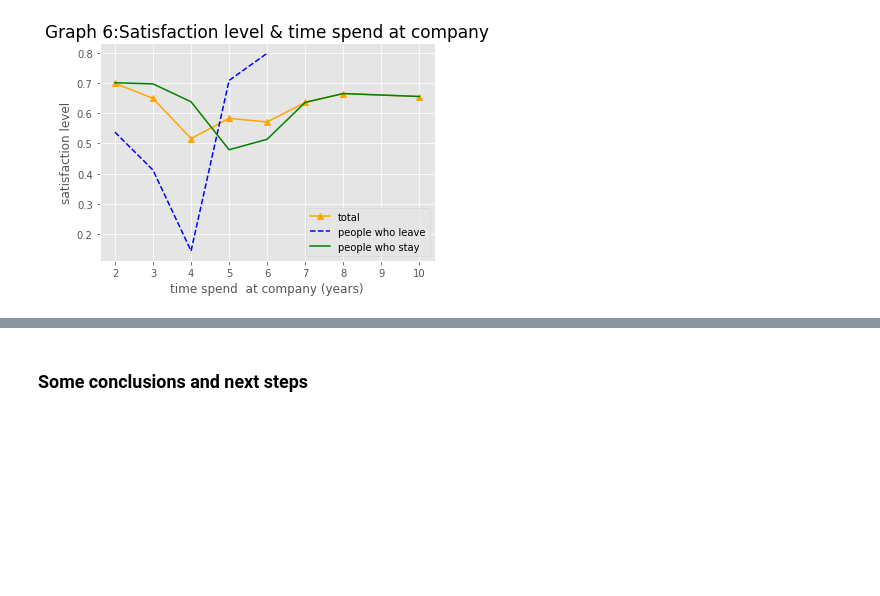
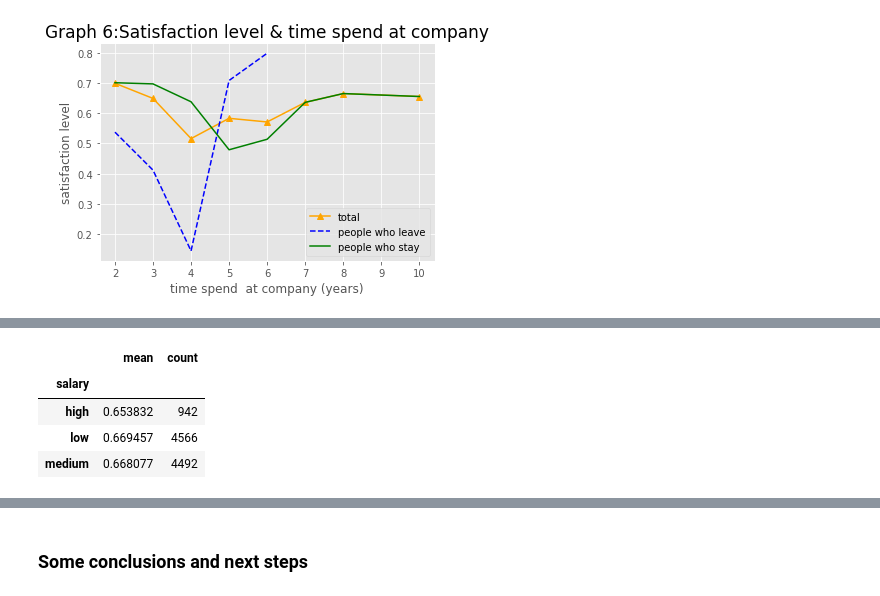
Before and after one commit to MariaGamero/TFM-ReasonsforEmployeeTurnover, a Jupyter notebook: 0.DataScrubbing.ipynb, the cells around one changed output, grey strips where cells are left out. Cells and saved outputs as stored; diff of their text form; code cells hidden in the pictures; blank space fills up the shorter version.

```diff
--- a/0.DataScrubbing.ipynb
+++ b/0.DataScrubbing.ipynb
@@ -505 +525,9 @@ plt.show()
+# %%
+people_who_stay.groupby('salary').satisfaction_level.agg(['mean', 'count'])
+# %% [output]
+|  | mean | count |
+| salary |  |  |
+| high | 0.653832 | 942 |
+| low | 0.669457 | 4566 |
+| medium | 0.668077 | 4492 |
 # %%
```
Also changed, not shown: parts of 8 cells of this notebook.
